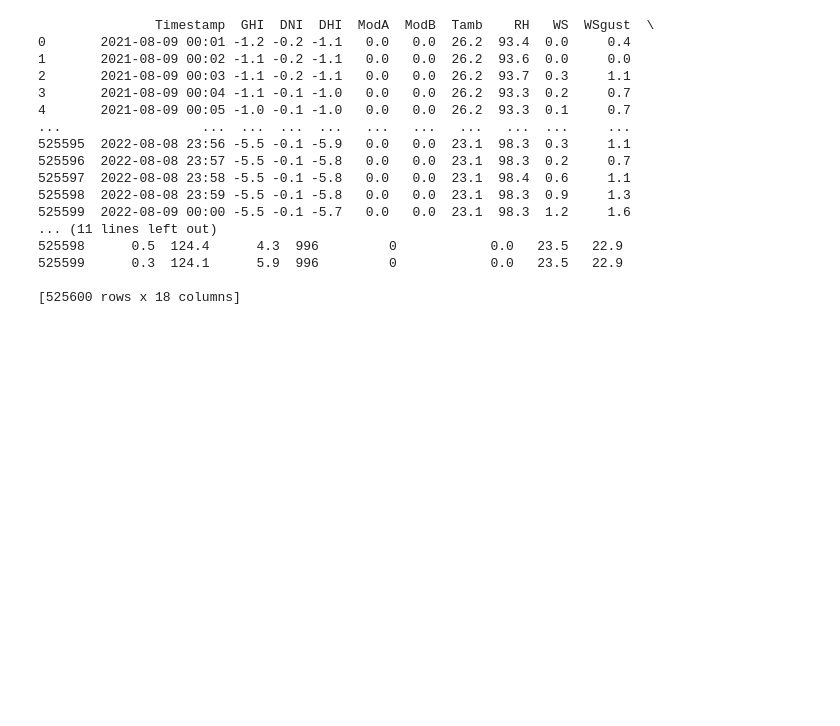
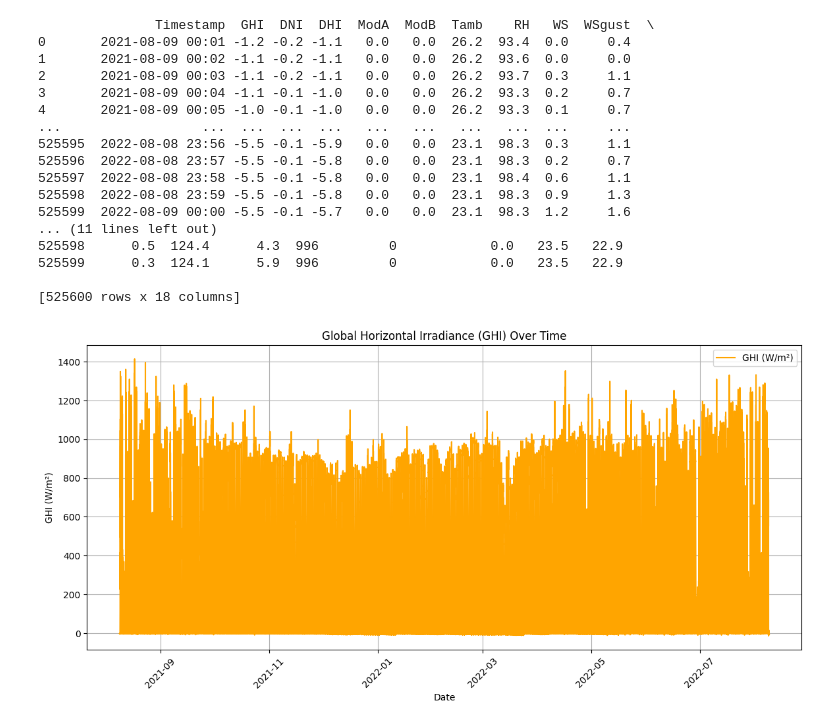
Before and after one commit to rinamoh/Kifiya-AIM-Week0, a Jupyter notebook: notebooks/EDA-benin.ipynb, the cells around one changed output. Cells and saved outputs as stored; diff of their text form; code cells hidden in the pictures; blank space fills up the shorter version.

```diff
--- a/notebooks/EDA-benin.ipynb
+++ b/notebooks/EDA-benin.ipynb
@@ -184,3 +184,22 @@ print(data_unique) #it seems like there are no duplicate values.
 525599      0.3  124.1      5.9  996         0            0.0   23.5   22.9
 
 [525600 rows x 18 columns]
+# %%
+#Time Series Analysis
+#for this analysis since we will be using the column timestamp frequently i will change it to datetime format for easy manipulation of data
+data['Timestamp'] = pd.to_datetime(data['Timestamp'])
+#and then set it as an index in our table to make it easier to plot
+data.set_index('Timestamp', inplace=True)
+# %%
+#plot GHI
+plt.figure(figsize=(14, 6))
+plt.plot(data.index, data['GHI'], label='GHI (W/m²)', color='orange')
+plt.title('Global Horizontal Irradiance (GHI) Over Time')
+plt.xlabel('Date')
+plt.ylabel('GHI (W/m²)')
+plt.xticks(rotation=45)
+plt.legend()
+plt.grid()
+plt.show()
+# %% [output]
+[figure, added]
```
Also changed, not shown: parts of 13 cells of this notebook.
